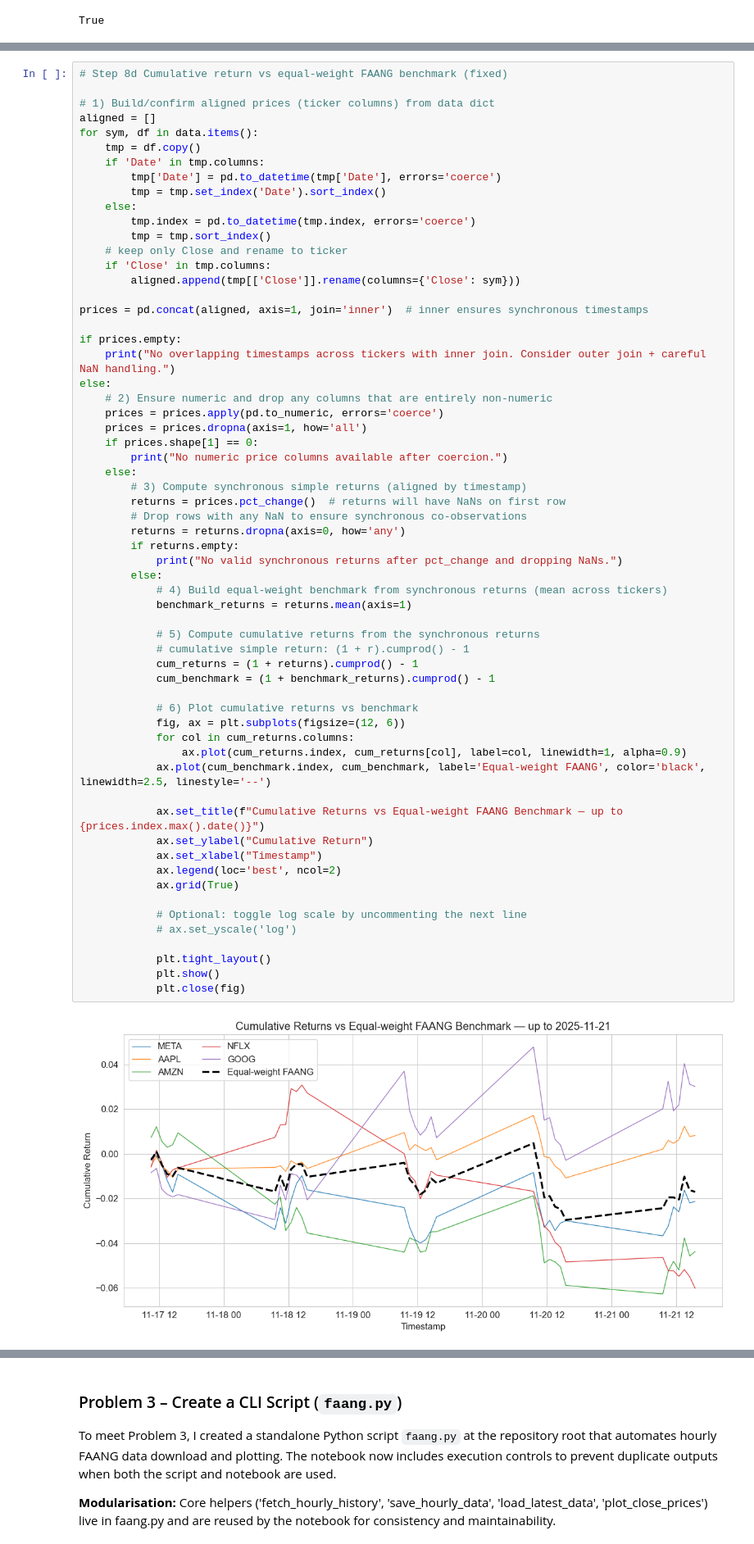
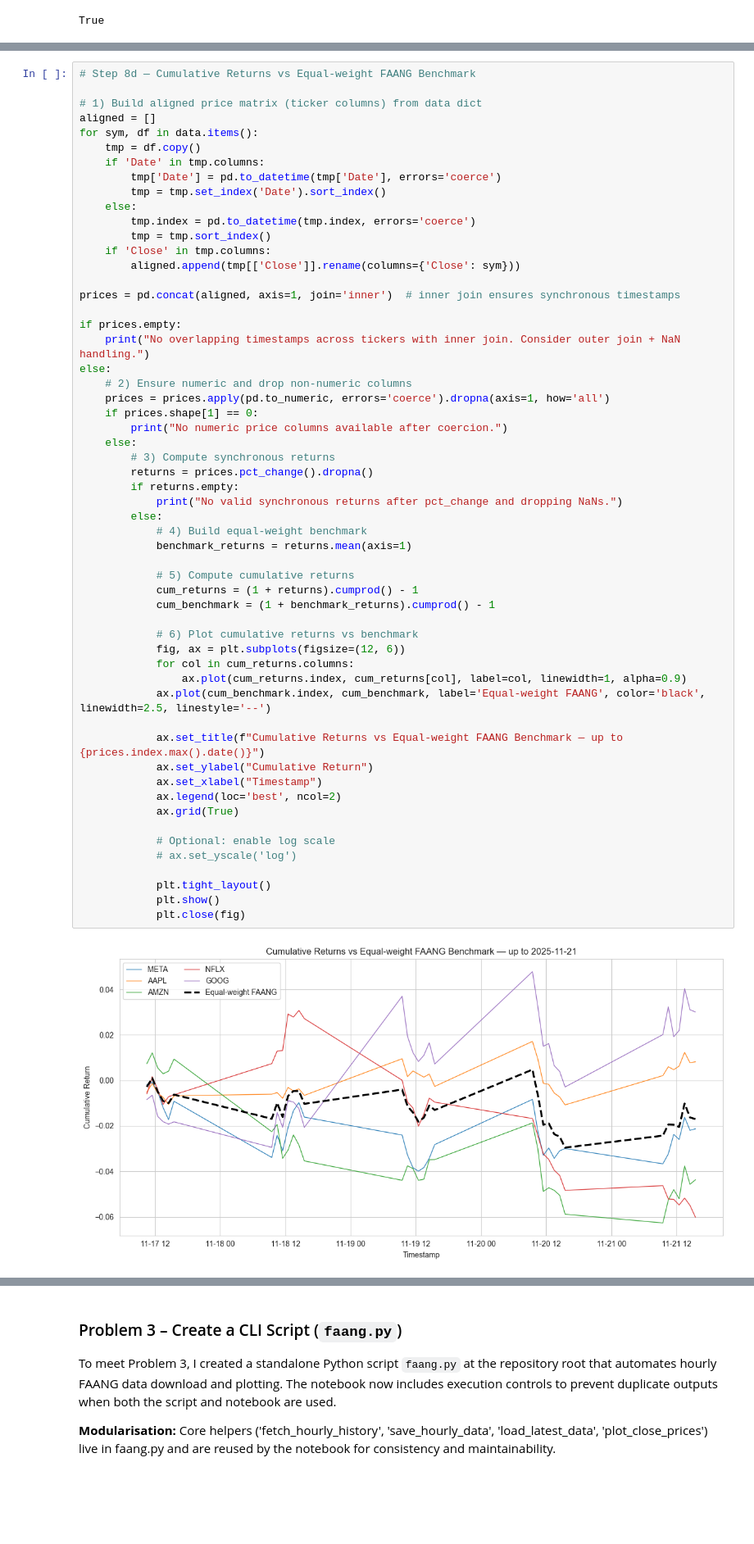
Before and after one commit to ECronin1973/computer_infrastructure, a Jupyter notebook: problems.ipynb, the cells around one changed output, grey strips where cells are left out. Shown at 82% size. Drawn from its saved outputs; the diff is of its cells as text; blank space fills up the shorter version.

```diff
--- a/problems.ipynb
+++ b/problems.ipynb
@@ -941,7 +950,7 @@ Optional, display‑only cell that plots each ticker’s cumulative return again
 # %%
-# Step 8d Cumulative return vs equal-weight FAANG benchmark (fixed)
+# Step 8d — Cumulative Returns vs Equal-weight FAANG Benchmark
 
-# 1) Build/confirm aligned prices (ticker columns) from data dict
+# 1) Build aligned price matrix (ticker columns) from data dict
 aligned = []
 for sym, df in data.items():
     tmp = df.copy()
@@ -951,54 +960,49 @@ for sym, df in data.items():
     else:
         tmp.index = pd.to_datetime(tmp.index, errors='coerce')
         tmp = tmp.sort_index()
-    # keep only Close and rename to ticker
     if 'Close' in tmp.columns:
         aligned.append(tmp[['Close']].rename(columns={'Close': sym}))
 
-prices = pd.concat(aligned, axis=1, join='inner')  # inner ensures synchronous timestamps
+prices = pd.concat(aligned, axis=1, join='inner')  # inner join ensures synchronous timestamps
 
 if prices.empty:
-    print("No overlapping timestamps across tickers with inner join. Consider outer join + careful NaN handling.")
+    print("No overlapping timestamps across tickers with inner join. Consider outer join + NaN handling.")
 else:
-    # 2) Ensure numeric and drop any columns that are entirely non-numeric
-    prices = prices.apply(pd.to_numeric, errors='coerce')
-    prices = prices.dropna(axis=1, how='all')
+    # 2) Ensure numeric and drop non-numeric columns
+    prices = prices.apply(pd.to_numeric, errors='coerce').dropna(axis=1, how='all')
     if prices.shape[1] == 0:
         print("No numeric price columns available after coercion.")
     else:
-        # 3) Compute synchronous simple returns (aligned by timestamp)
-        returns = prices.pct_change()  # returns will have NaNs on first row
-        # Drop rows with any NaN to ensure synchronous co-observations
-        returns = returns.dropna(axis=0, how='any')
+        # 3) Compute synchronous returns
+        returns = prices.pct_change().dropna()
         if returns.empty:
             print("No valid synchronous returns after pct_change and dropping NaNs.")
         else:
-            # 4) Build equal-weight benchmark from synchronous returns (mean across tickers)
+            # 4) Build equal-weight benchmark
             benchmark_returns = returns.mean(axis=1)
 
-            # 5) Compute cumulative returns from the synchronous returns
-            # cumulative simple return: (1 + r).cumprod() - 1
+            # 5) Compute cumulative returns
             cum_returns = (1 + returns).cumprod() - 1
             cum_benchmark = (1 + benchmark_returns).cumprod() - 1
 
             # 6) Plot cumulative returns vs benchmark
             fig, ax = plt.subplots(figsize=(12, 6))
             for col in cum_returns.columns:
                 ax.plot(cum_returns.index, cum_returns[col], label=col, linewidth=1, alpha=0.9)
             ax.plot(cum_benchmark.index, cum_benchmark, label='Equal-weight FAANG', color='black', linewidth=2.5, linestyle='--')
 
             ax.set_title(f"Cumulative Returns vs Equal-weight FAANG Benchmark — up to {prices.index.max().date()}")
             ax.set_ylabel("Cumulative Return")
             ax.set_xlabel("Timestamp")
             ax.legend(loc='best', ncol=2)
             ax.grid(True)
 
-            # Optional: toggle log scale by uncommenting the next line
+            # Optional: enable log scale
             # ax.set_yscale('log')
 
             plt.tight_layout()
             plt.show()
             plt.close(fig)
 # %% [output]
-[figure, old version]
+[figure, new version]
 # %% [markdown]
```
Also changed, not shown: parts of 27 cells of this notebook, 2 other files.
